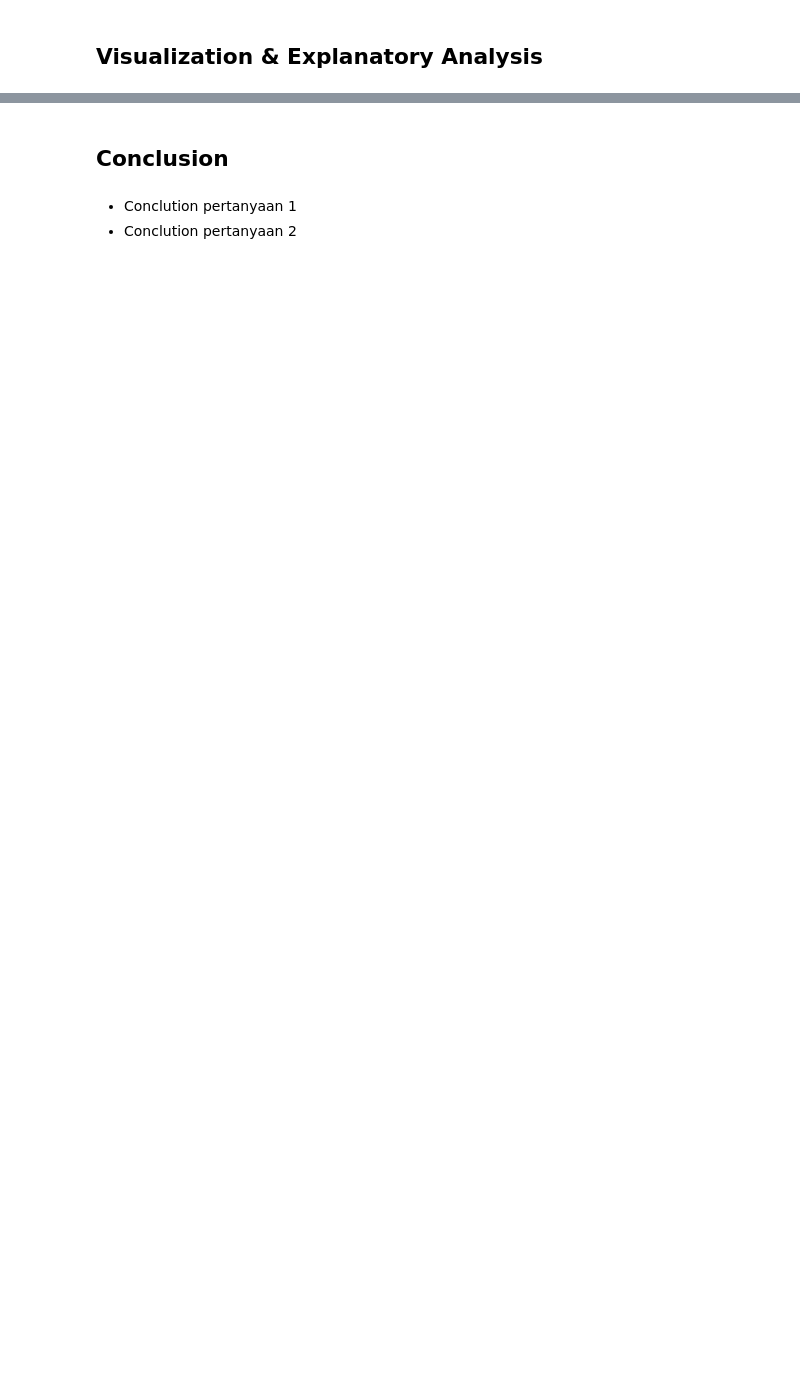
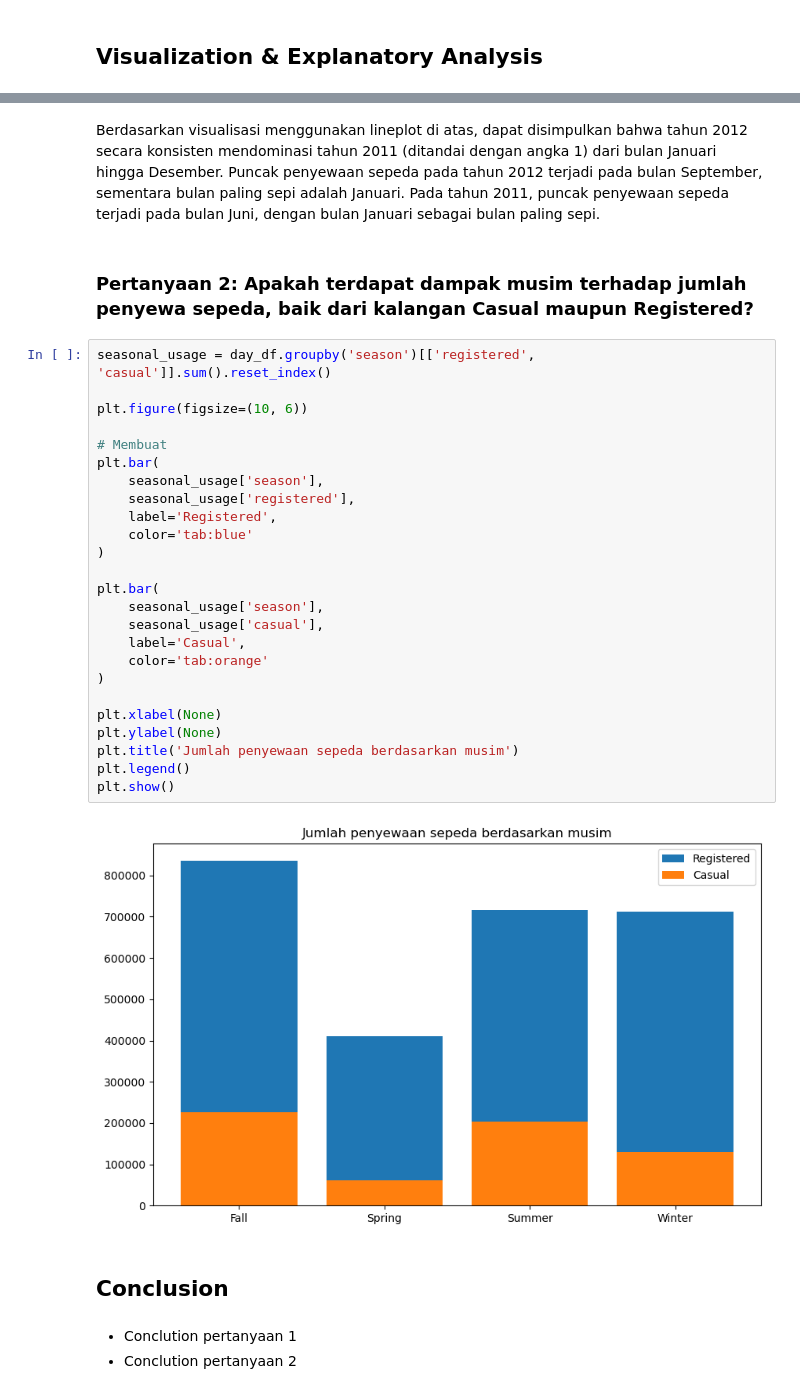
Before and after one commit to yasiramri/dashboard-rental-sepeda, a Jupyter notebook: Proyek_Analisis_Data.ipynb, the cells around one changed output, grey strips where cells are left out. Saved outputs shown, nothing was run; the diff lists cells and outputs as text; blank space fills up the shorter version.

```diff
--- a/Proyek_Analisis_Data.ipynb
+++ b/Proyek_Analisis_Data.ipynb
@@ -31,3 +505,34 @@
+# %% [markdown]
+Berdasarkan visualisasi menggunakan lineplot di atas, dapat disimpulkan bahwa tahun 2012 secara konsisten mendominasi tahun 2011 (ditandai dengan angka 1) dari bulan Januari hingga Desember. Puncak penyewaan sepeda pada tahun 2012 terjadi pada bulan September, sementara bulan paling sepi adalah Januari. Pada tahun 2011, puncak penyewaan sepeda terjadi pada bulan Juni, dengan bulan Januari sebagai bulan paling sepi.
+# %% [markdown]
+### Pertanyaan 2: Apakah terdapat dampak musim terhadap jumlah penyewa sepeda, baik dari kalangan Casual maupun Registered?
+# %%
+seasonal_usage = day_df.groupby('season')[['registered', 'casual']].sum().reset_index()
+
+plt.figure(figsize=(10, 6))
+
+# Membuat
+plt.bar(
+    seasonal_usage['season'],
+    seasonal_usage['registered'],
+    label='Registered',
+    color='tab:blue'
+)
+
+plt.bar(
+    seasonal_usage['season'],
+    seasonal_usage['casual'],
+    label='Casual',
+    color='tab:orange'
+)
+
+plt.xlabel(None)
+plt.ylabel(None)
+plt.title('Jumlah penyewaan sepeda berdasarkan musim')
+plt.legend()
+plt.show()
+# %% [output]
+[figure, added]
 # %% [markdown]
 ## Conclusion
 # %% [markdown]
```
Also changed, not shown: parts of 79 cells of this notebook, 4 other files.
